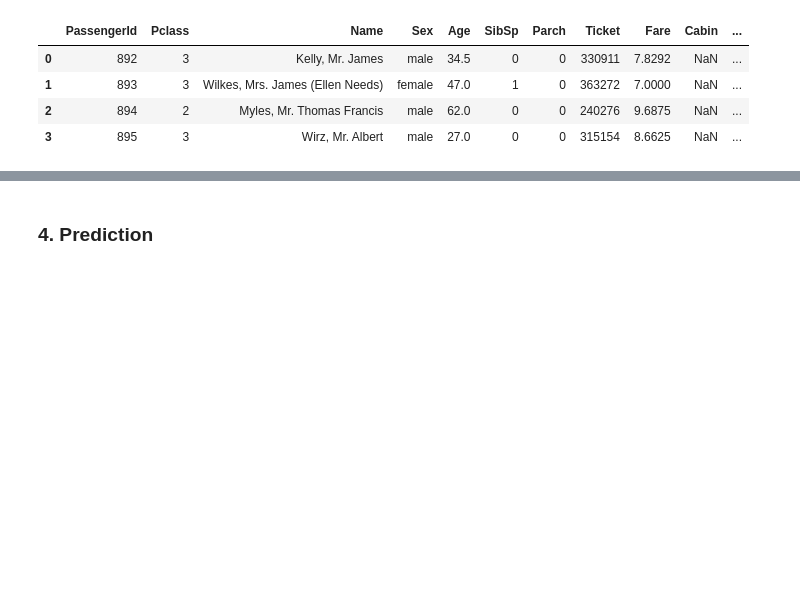
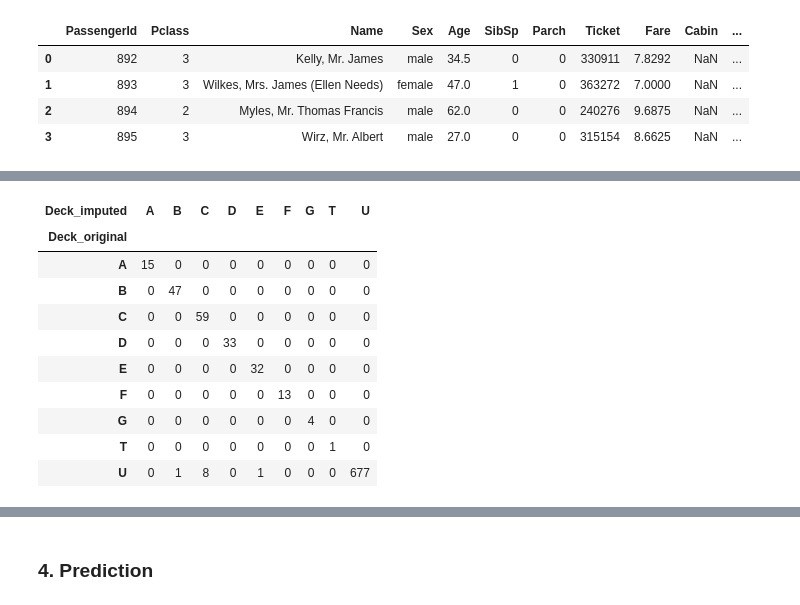
Before and after one commit to lucascarpantonio/Kaggle_Titanic_ML, a Jupyter notebook: titanic-machine-learning-from-disaster.ipynb, the cells around one changed output, grey strips where cells are left out. Saved outputs shown, nothing was run; the diff lists cells and outputs as text; code cells hidden in the pictures; blank space fills up the shorter version.

```diff
--- a/titanic-machine-learning-from-disaster.ipynb
+++ b/titanic-machine-learning-from-disaster.ipynb
@@ -88,0 +265,56 @@ memory usage: 36.1+ KB
+# %%
+def choose_cabin(cabins):
+    """
+    cabins: string array type ["B51 B53 B55", "B57 B59"]
+    Returns:
+      - cabin string if all the cabins are on the same deck
+      - np.nan if more different decks are listed
+    """
+    # collect deck letters
+    deck_letters = set()
+    for c in cabins:
+        for part in str(c).split():   # es. "B51 B53 B55" -> ["B51","B53","B55"]
+            deck_letters.add(part[0]) # extract letter
+
+    if len(deck_letters) == 1:
+        # cabin on same deck I take the first letter
+        return cabins[0]
+    else:
+        # different decks not reliable data
+        return np.nan
+# %%
+# Copy data to calculate the survival out of imputed deck
+df_survival = train_data.copy()
+
+# Ticket with minimum 1 cabin assigned
+tmp = df_survival[df_survival['Cabin'].notna()][['Ticket', 'Cabin']]
+
+# Group by ticket
+cabins_by_ticket = tmp.groupby('Ticket')['Cabin'].unique()
+
+
+# drop cabins with na and the map
+ticket_to_cabin = cabins_by_ticket.apply(choose_cabin).dropna()
+
+df_survival['Cabin_imputed'] = df_survival['Cabin']
+mask = df_survival['Cabin_imputed'].isna() & df_survival['Ticket'].isin(ticket_to_cabin.index)
+
+df_survival.loc[mask, 'Cabin_imputed'] = df_survival.loc[mask, 'Ticket'].map(ticket_to_cabin)
+
+# update the Deck
+df_survival['Deck_original'] = df_survival['Cabin'].str[0].fillna('U')
+df_survival['Deck_imputed']  = df_survival['Cabin_imputed'].str[0].fillna('U')
+
+pd.crosstab(df_survival['Deck_original'], df_survival['Deck_imputed'])
+# %% [output]
+| Deck_imputed | A | B | C | D | E | F | G | T | U |
+| Deck_original |  |  |  |  |  |  |  |  |  |
+| A | 15 | 0 | 0 | 0 | 0 | 0 | 0 | 0 | 0 |
+| B | 0 | 47 | 0 | 0 | 0 | 0 | 0 | 0 | 0 |
+| C | 0 | 0 | 59 | 0 | 0 | 0 | 0 | 0 | 0 |
+| D | 0 | 0 | 0 | 33 | 0 | 0 | 0 | 0 | 0 |
+| E | 0 | 0 | 0 | 0 | 32 | 0 | 0 | 0 | 0 |
+| F | 0 | 0 | 0 | 0 | 0 | 13 | 0 | 0 | 0 |
+| G | 0 | 0 | 0 | 0 | 0 | 0 | 4 | 0 | 0 |
+| T | 0 | 0 | 0 | 0 | 0 | 0 | 0 | 1 | 0 |
+| U | 0 | 1 | 8 | 0 | 1 | 0 | 0 | 0 | 677 |
```
Also changed, not shown: parts of 40 cells of this notebook.
